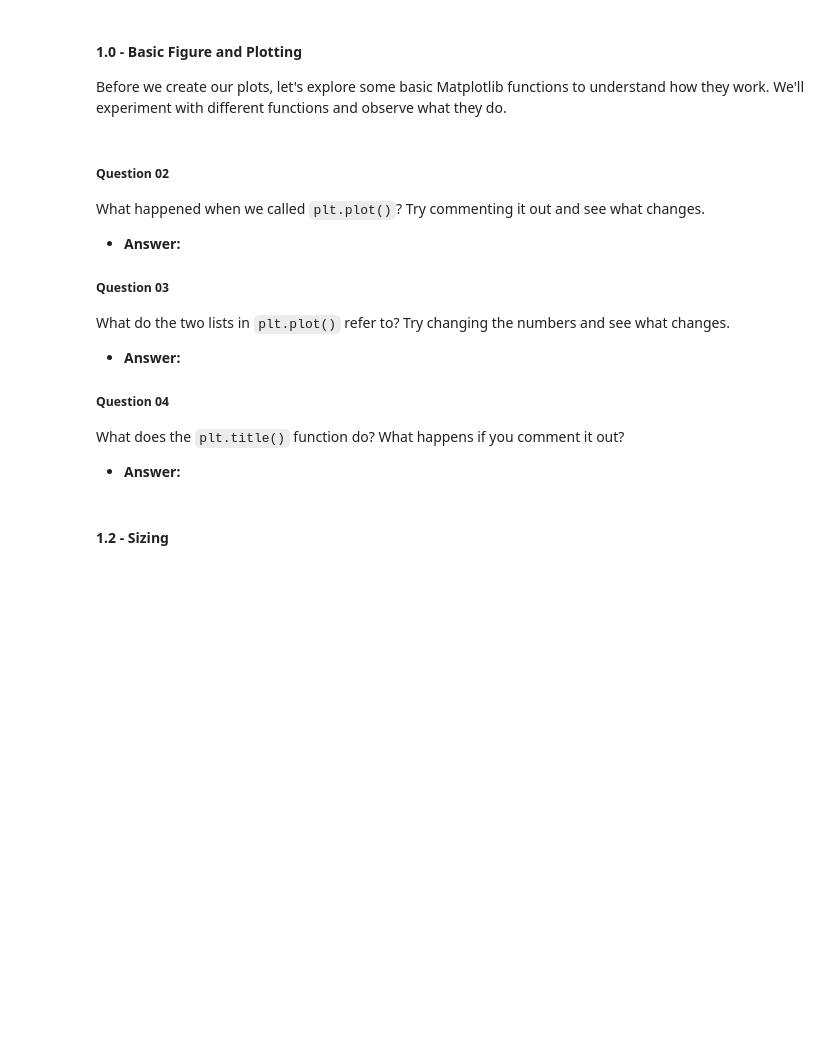
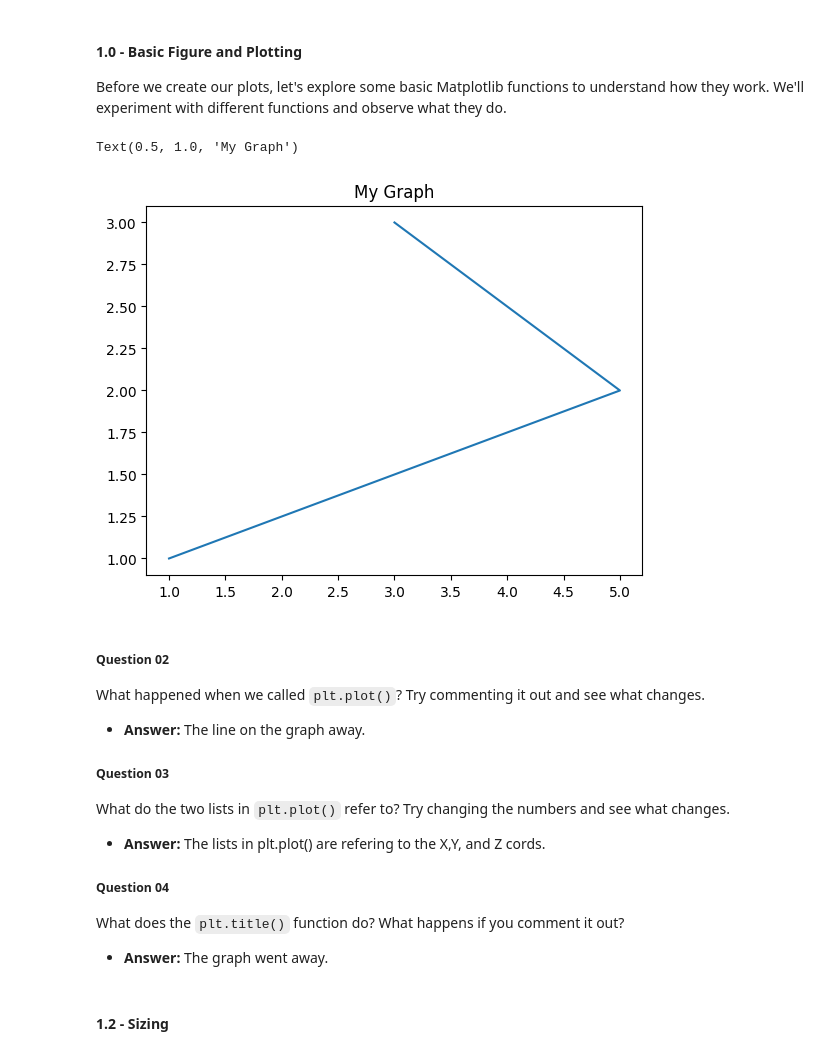
Before and after one commit to TIMPRO12/unit-3-data-science, a Jupyter notebook: 00_intro.ipynb, the cells around one changed output. Cells and saved outputs as stored; diff of their text form; code cells hidden in the pictures; blank space fills up the shorter version.

```diff
--- a/00_intro.ipynb
+++ b/00_intro.ipynb
@@ -111,20 +123,24 @@ import matplotlib.pyplot as plt
 #### 1.0 - Basic Figure and Plotting
 Before we create our plots, let's explore some basic Matplotlib functions to understand how they work. We'll experiment with different functions and observe what they do.
 # %%
-plt.plot([1, 2, 3], [1, 2, 3])
+plt.plot([1, 5, 3], [1, 2, 3])
 plt.title("My Graph")
+# %% [output]
+Text(0.5, 1.0, 'My Graph')
+[figure, added]
 # %% [markdown]
 ##### Question 02
 What happened when we called `plt.plot()`? Try commenting it out and see what changes.
-- **Answer:**
+- **Answer:** The line on the graph away.
+
 
 ##### Question 03
 What do the two lists in `plt.plot()` refer to? Try changing the numbers and see what changes.
-- **Answer:**
+- **Answer:** The lists in plt.plot() are refering to the X,Y, and Z cords.
 
 ##### Question 04
 What does the `plt.title()` function do? What happens if you comment it out?
-- **Answer:**
+- **Answer:** The graph went away.
 # %% [markdown]
 #### 1.2 - Sizing
 # %%
```
Also changed, not shown: parts of 10 cells of this notebook.
